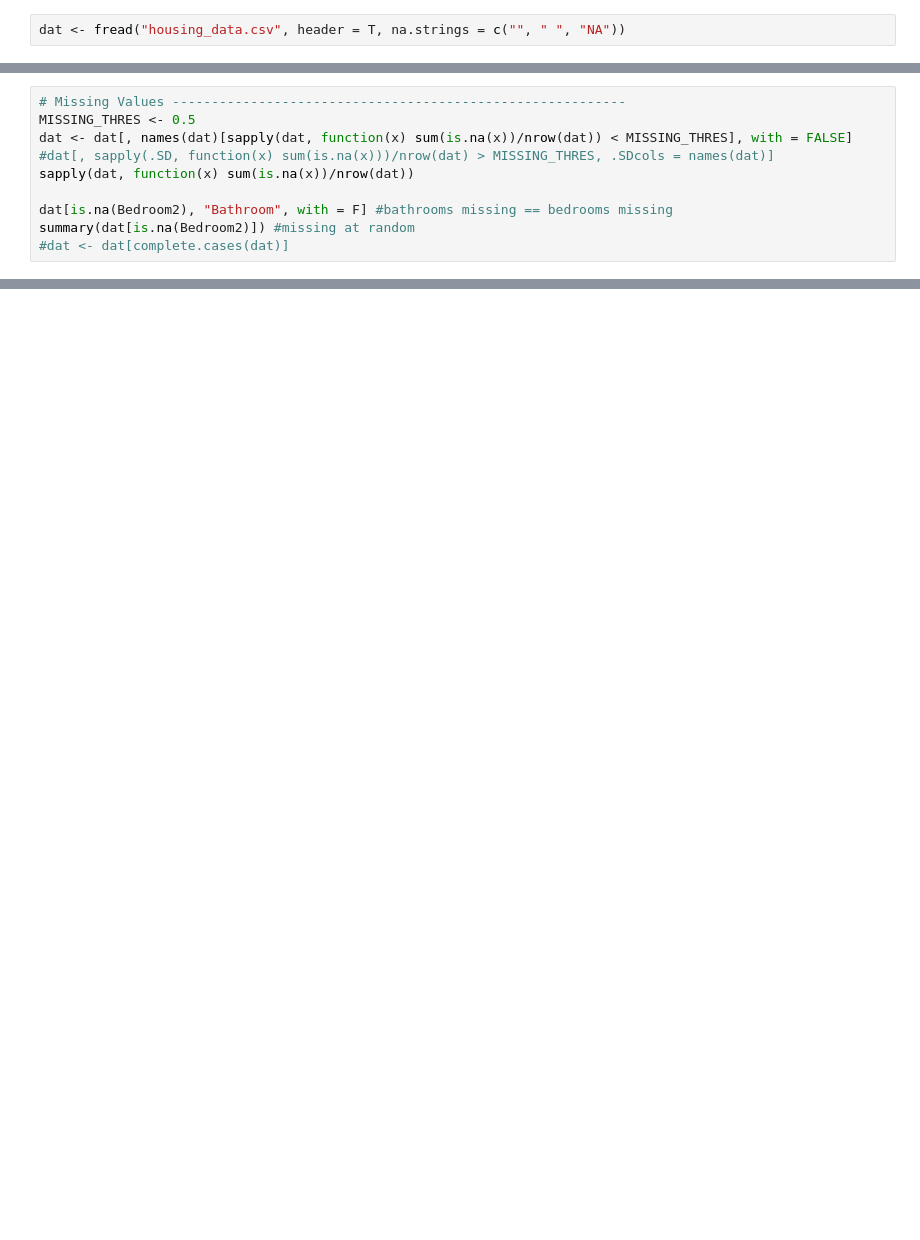
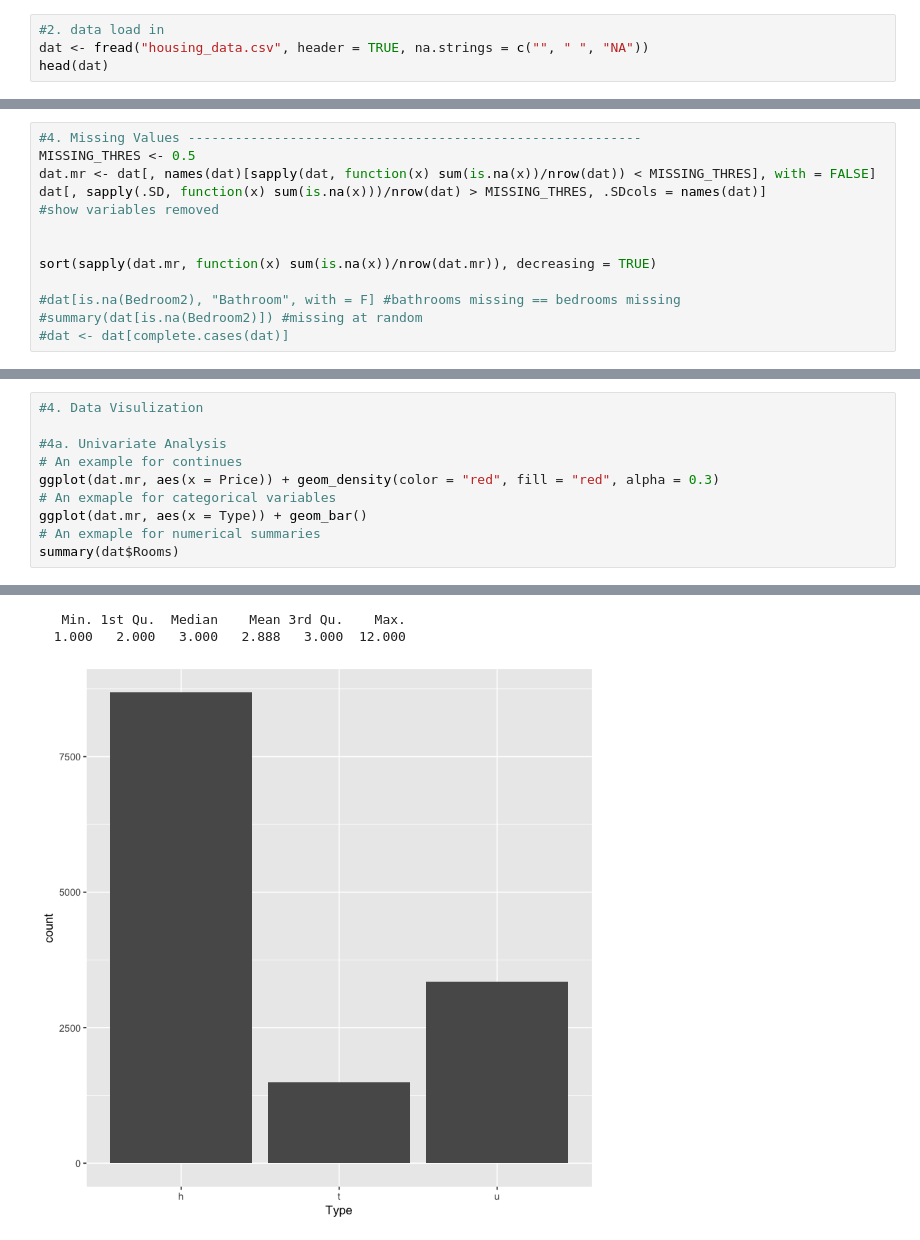
Before and after one commit to ml4713/testrepo, a Jupyter notebook: housing_project/housing project.ipynb, the cells around one changed output, grey strips where cells are left out. Cells and saved outputs as stored; diff of their text form; blank space fills up the shorter version.

```diff
--- a/housing_project/housing project.ipynb
+++ b/housing_project/housing project.ipynb
@@ -61,2 +50,4 @@ Loading required package: sweep
 # %%
-dat <- fread("housing_data.csv", header = T, na.strings = c("", " ", "NA"))
+#2. data load in
+dat <- fread("housing_data.csv", header = TRUE, na.strings = c("", " ", "NA"))
+head(dat)
@@ -75,13 +80,16 @@ factorCols <- names(dat)[sapply(dat, class) %in% "character"]
 dat[, (factorCols) := lapply(.SD, as.factor), .SDcols = factorCols]
 factorCols <- names(dat)[sapply(dat, class) %in% "factor"]
 # %%
-# Missing Values ----------------------------------------------------------
+#4. Missing Values ----------------------------------------------------------
 MISSING_THRES <- 0.5
-dat <- dat[, names(dat)[sapply(dat, function(x) sum(is.na(x))/nrow(dat)) < MISSING_THRES], with = FALSE]
-#dat[, sapply(.SD, function(x) sum(is.na(x)))/nrow(dat) > MISSING_THRES, .SDcols = names(dat)]
-sapply(dat, function(x) sum(is.na(x))/nrow(dat))
+dat.mr <- dat[, names(dat)[sapply(dat, function(x) sum(is.na(x))/nrow(dat)) < MISSING_THRES], with = FALSE]
+dat[, sapply(.SD, function(x) sum(is.na(x)))/nrow(dat) > MISSING_THRES, .SDcols = names(dat)]
+#show variables removed
 
-dat[is.na(Bedroom2), "Bathroom", with = F] #bathrooms missing == bedrooms missing
-summary(dat[is.na(Bedroom2)]) #missing at random
+
+sort(sapply(dat.mr, function(x) sum(is.na(x))/nrow(dat.mr)), decreasing = TRUE)
+
+#dat[is.na(Bedroom2), "Bathroom", with = F] #bathrooms missing == bedrooms missing
+#summary(dat[is.na(Bedroom2)]) #missing at random
 #dat <- dat[complete.cases(dat)]
 # %% [output]
@@ -131,0 +97,11 @@ summary(dat[is.na(Bedroom2)]) #missing at random
+# %%
+#4. Data Visulization
+
+#4a. Univariate Analysis
+# An example for continues
+ggplot(dat.mr, aes(x = Price)) + geom_density(color = "red", fill = "red", alpha = 0.3)
+# An exmaple for categorical variables
+ggplot(dat.mr, aes(x = Type)) + geom_bar()
+# An exmaple for numerical summaries
+summary(dat$Rooms)
+# %% [output]
@@ -132 +109,4 @@ summary(dat[is.na(Bedroom2)]) #missing at random
+   Min. 1st Qu.  Median    Mean 3rd Qu.    Max.
+  1.000   2.000   3.000   2.888   3.000  12.000
+[figure, added]
 # %%
```
Also changed, not shown: parts of 18 cells of this notebook, 2 other files.
